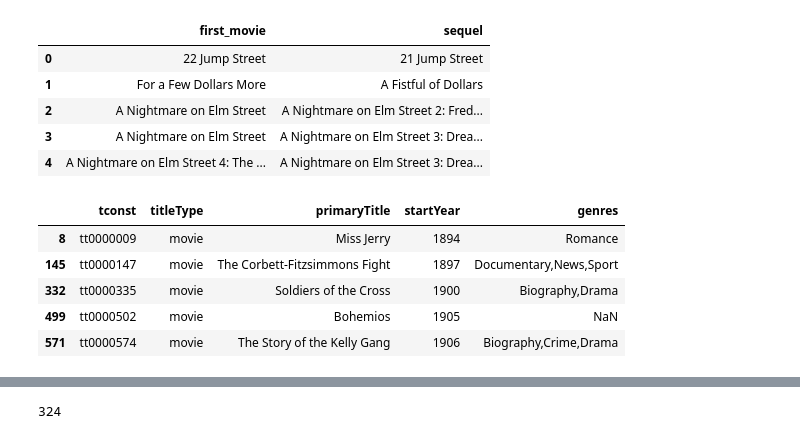
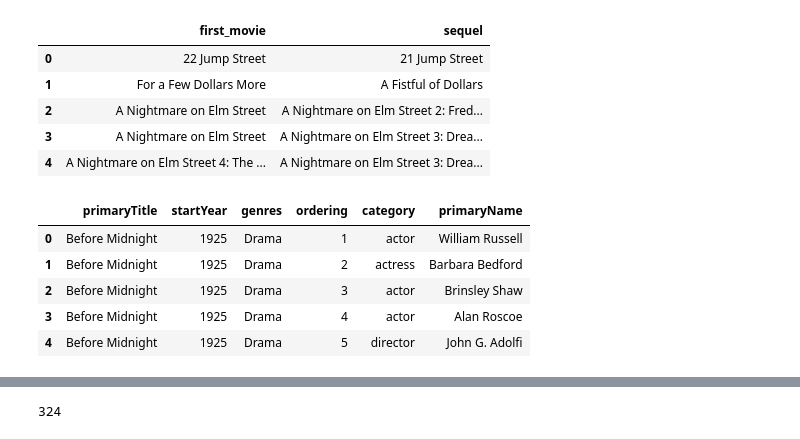
Before and after one commit to MaximeKan/Semi-Supervised, a Jupyter notebook: Identify_sequels.ipynb, the cells around one changed output, grey strips where cells are left out. Cells and saved outputs as stored; diff of their text form; code cells hidden in the pictures.

```diff
--- a/Identify_sequels.ipynb
+++ b/Identify_sequels.ipynb
@@ -77,13 +77,17 @@ sequel_pairs.head()
 | 2 | A Nightmare on Elm Street | A Nightmare on Elm Street 2: Fred... |
 | 3 | A Nightmare on Elm Street | A Nightmare on Elm Street 3: Drea... |
 | 4 | A Nightmare on Elm Street 4: The ... | A Nightmare on Elm Street 3: Drea... |
-# %%
-movie_titles = titles[titles.titleType == 'movie']
-movie_titles.head()
-# %% [output]
-|  | tconst | titleType | primaryTitle | startYear | genres |
-| 8 | tt0000009 | movie | Miss Jerry | 1894 | Romance |
-| 145 | tt0000147 | movie | The Corbett-Fitzsimmons Fight | 1897 | Documentary,News,Sport |
-| 332 | tt0000335 | movie | Soldiers of the Cross | 1900 | Biography,Drama |
-| 499 | tt0000502 | movie | Bohemios | 1905 | NaN |
-| 571 | tt0000574 | movie | The Story of the Kelly Gang | 1906 | Biography,Crime,Drama |
+# %%
+movie_titles = titles[titles.titleType == 'movie']
+movie_titles = movie_titles[movie_titles.primaryTitle.isin(first_movie_list + sequel_movie_list)]
+movie_titles = pd.merge(movie_titles, cast, on = 'tconst')
+movie_titles = pd.merge(movie_titles, names, on = 'nconst')
+movie_titles = movie_titles.drop(columns = ['titleType','tconst','nconst'])
+movie_titles.head()
+# %% [output]
+|  | primaryTitle | startYear | genres | ordering | category | primaryName |
+| 0 | Before Midnight | 1925 | Drama | 1 | actor | William Russell |
+| 1 | Before Midnight | 1925 | Drama | 2 | actress | Barbara Bedford |
+| 2 | Before Midnight | 1925 | Drama | 3 | actor | Brinsley Shaw |
+| 3 | Before Midnight | 1925 | Drama | 4 | actor | Alan Roscoe |
+| 4 | Before Midnight | 1925 | Drama | 5 | director | John G. Adolfi |
```
Also changed, not shown: parts of 5 cells of this notebook.
